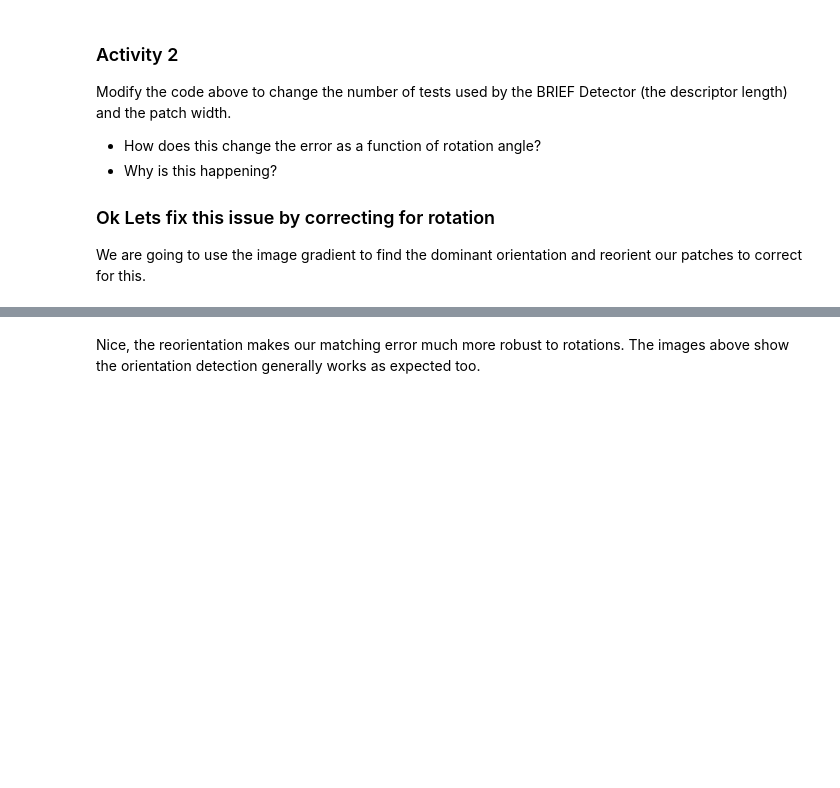
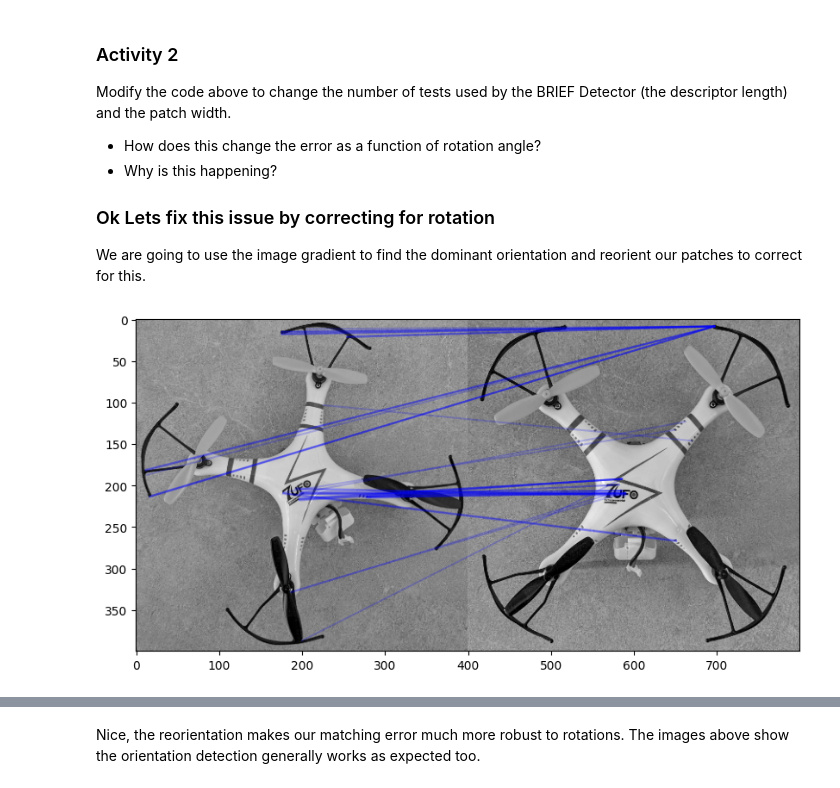
Before and after one commit to vedesh1408/ECE4076, a Jupyter notebook: Week03/Week 3 - Invariances and Trees.ipynb, the cells around one changed output, grey strips where cells are left out. Saved outputs shown, nothing was run; the diff lists cells and outputs as text; code cells hidden in the pictures; blank space fills up the shorter version.

```diff
--- a/Week03/Week 3 - Invariances and Trees.ipynb
+++ b/Week03/Week 3 - Invariances and Trees.ipynb
@@ -351,4 +363,32 @@ Modify the code above to change the number of tests used by the BRIEF Detector (
 ### Ok Lets fix this issue by correcting for rotation
 
 We are going to use the image gradient to find the dominant orientation and reorient our patches to correct for this.
+# %%
+# Modify the code above to change the number of tests used by the BRIEF Detector (the descriptor length) and the patch width and show the results
+pw = 30
+detector = BriefDescriptor(width=pw,num_tests=64)
+
+# extract binary descriptors for each patch
+codes_im_1 = [detector.get_binary_code(get_patch(im_1,kpx_1[j],kpy_1[j],pw)) for j in range(len(kpx_1))]
+codes_im_2 = [detector.get_binary_code(get_patch(im_2,kpx_2[j],kpy_2[j],pw)) for j in range(len(kpx_2))]
+match_idxs, min_distances = FastMatching(codes_im_1,codes_im_2)
+
+plt.figure(figsize=(15,5))
+im_both = np.hstack((im_2,im_1)) # Concatenate images
+plt.imshow(im_both,cmap='gray')
+for j in np.argsort(min_distances)[:50]: # Show only the top 50 matches
+    x_2 = kpx_2[j]
+    y_2 = kpy_2[j]
+
+    x_1 = kpx_1[match_idxs[j]]
+    y_1 = kpy_1[match_idxs[j]]
+
+    plot_matches(x_2,y_2,x_1,y_1,jump=im_1.shape[0])
+plt.show()
+
+# show hamming distance for different patch widths
+pw = 10
+detector = BriefDescriptor(width=pw,num_tests=64)
+# %% [output]
+[figure, added]
 # %%
```
Also changed, not shown: parts of 5 cells of this notebook.
